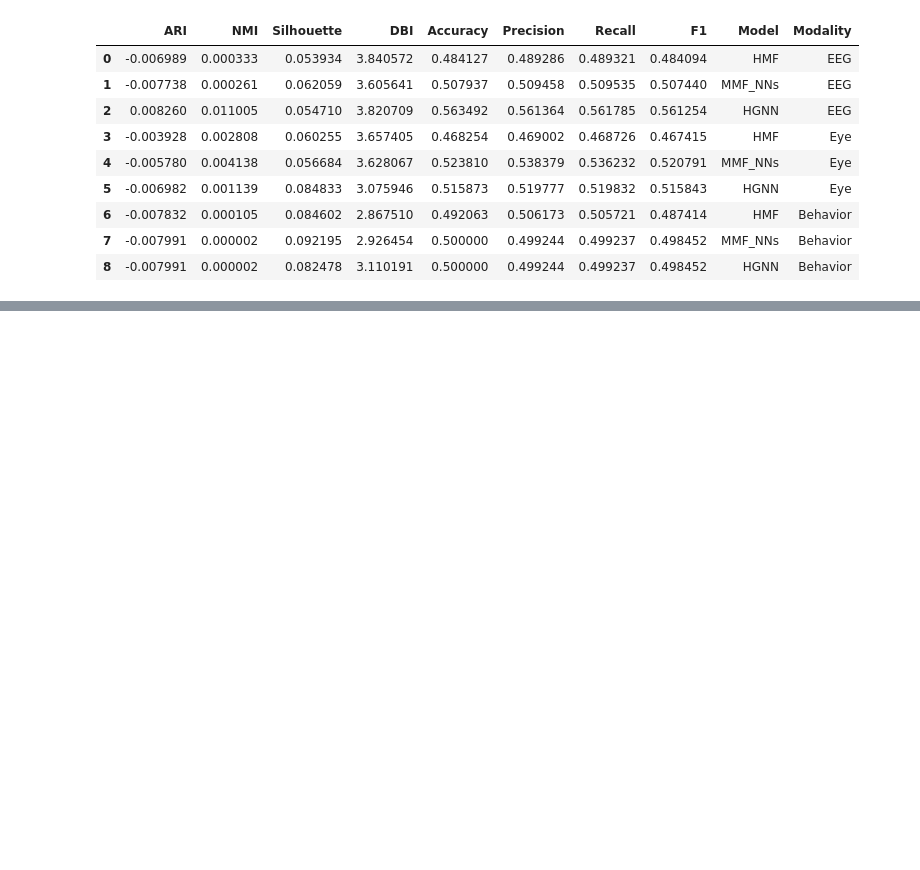
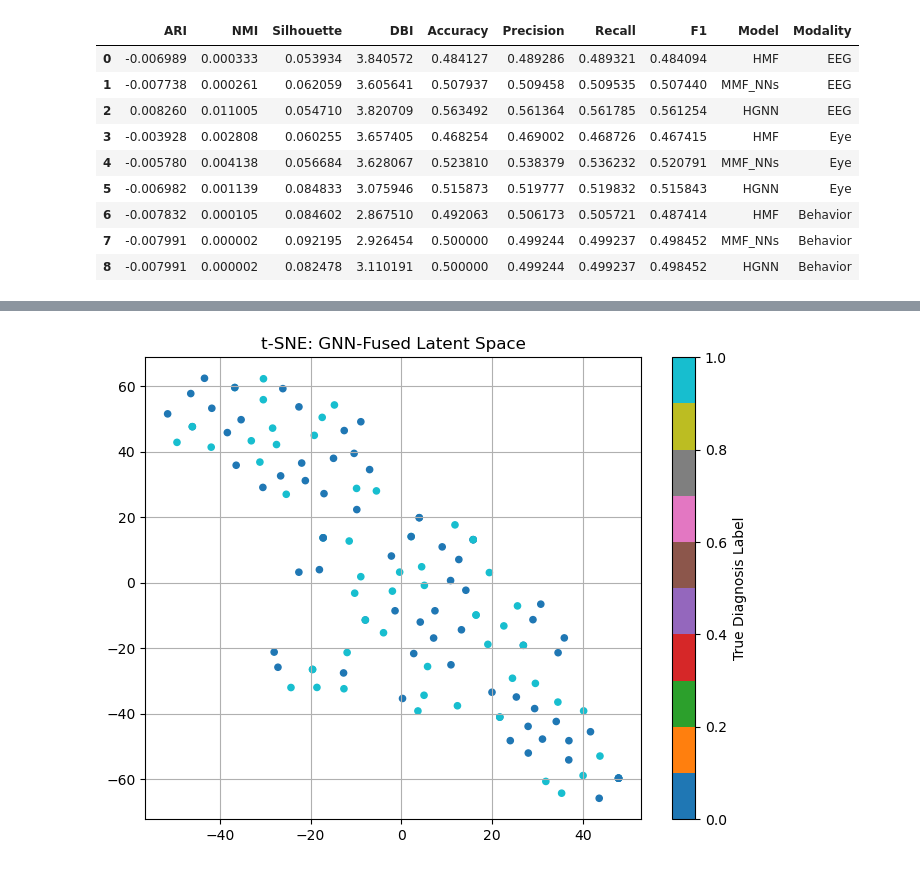
Before and after one commit to AyeshaAnzerBCIT/Multisource, a Jupyter notebook: Fused_Clustering.ipynb, the cells around one changed output, grey strips where cells are left out. Cells and saved outputs as stored; diff of their text form; code cells hidden in the pictures; blank space fills up the shorter version.

```diff
--- a/Fused_Clustering.ipynb
+++ b/Fused_Clustering.ipynb
@@ -2130,0 +2281,12 @@ display(results_df)
+# %%
+tsne_gnn = TSNE(n_components=2, perplexity=30, n_iter=1000)
+X_gnn_tsne = tsne_gnn.fit_transform(X_gnn)
+
+plt.figure(figsize=(8,6))
+plt.scatter(X_gnn_tsne[:, 0], X_gnn_tsne[:, 1], c=true_labels, cmap='tab10', s=20)
+plt.title("t-SNE: GNN-Fused Latent Space")
+plt.colorbar(label="True Diagnosis Label")
+plt.grid(True)
+plt.show()
+# %% [output]
+[figure, added]
```
Also changed, not shown: parts of 18 cells of this notebook.
